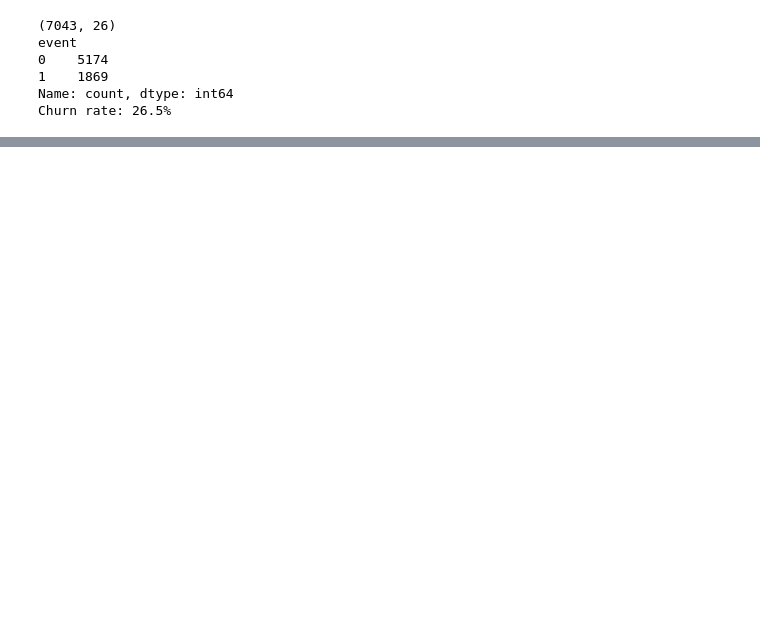
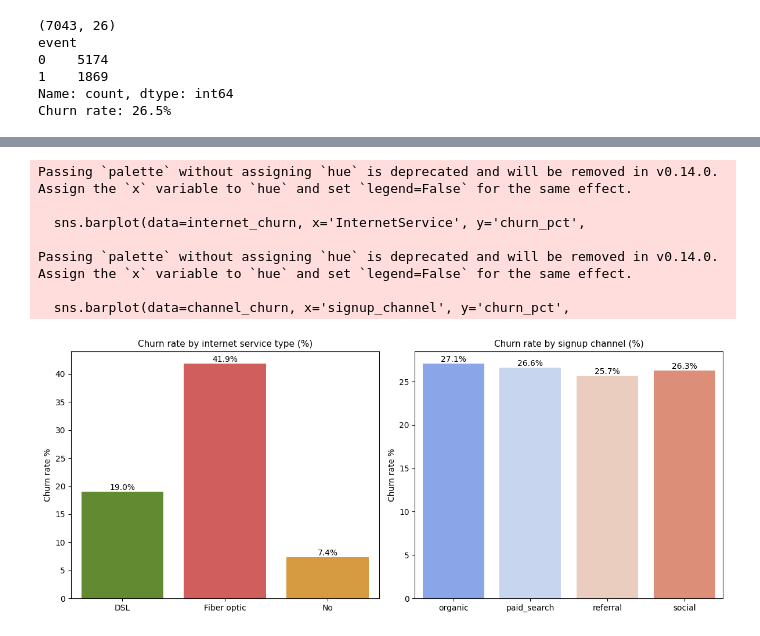
Before and after one commit to ps-priyankit/SaaS-churn-deep-dive-with-survival-analysis, a Jupyter notebook: notebooks/02_eda.ipynb, the cells around one changed output, grey strips where cells are left out. Drawn from its saved outputs; the diff is of its cells as text; code cells hidden in the pictures; blank space fills up the shorter version.

```diff
--- a/notebooks/02_eda.ipynb
+++ b/notebooks/02_eda.ipynb
@@ -61,0 +85,43 @@ Passing `palette` without assigning `hue` is deprecated and will be removed in v
+# %%
+fig, axes = plt.subplots(1, 2, figsize=(12, 5))
+
+# Chart 1 — Churn rate by internet service
+internet_churn = df.groupby('InternetService')['event'].mean().reset_index()
+internet_churn['churn_pct'] = (internet_churn['event'] * 100).round(1)
+
+sns.barplot(data=internet_churn, x='InternetService', y='churn_pct',
+            ax=axes[0], palette=['#639922','#E24B4A','#EF9F27'])
+axes[0].set_title('Churn rate by internet service type (%)', fontsize=11)
+axes[0].set_xlabel('')
+axes[0].set_ylabel('Churn rate %')
+for p in axes[0].patches:
+    axes[0].annotate(f"{p.get_height():.1f}%",
+        (p.get_x() + p.get_width()/2, p.get_height()),
+        ha='center', va='bottom', fontsize=10)
+
+# Chart 2 — Churn rate by signup channel
+channel_churn = df.groupby('signup_channel')['event'].mean().reset_index()
+channel_churn['churn_pct'] = (channel_churn['event'] * 100).round(1)
+
+sns.barplot(data=channel_churn, x='signup_channel', y='churn_pct',
+            ax=axes[1], palette='coolwarm')
+axes[1].set_title('Churn rate by signup channel (%)', fontsize=11)
+axes[1].set_xlabel('')
+axes[1].set_ylabel('Churn rate %')
+for p in axes[1].patches:
+    axes[1].annotate(f"{p.get_height():.1f}%",
+        (p.get_x() + p.get_width()/2, p.get_height()),
+        ha='center', va='bottom', fontsize=10)
+
+plt.tight_layout()
+plt.savefig('../outputs/charts/churn_by_service_channel.png', dpi=150, bbox_inches='tight')
+plt.show()
+# %% [output]
+Passing `palette` without assigning `hue` is deprecated and will be removed in v0.14.0. Assign the `x` variable to `hue` and set `legend=False` for the same effect.
+
+  sns.barplot(data=internet_churn, x='InternetService', y='churn_pct',
+
+Passing `palette` without assigning `hue` is deprecated and will be removed in v0.14.0. Assign the `x` variable to `hue` and set `legend=False` for the same effect.
+
+  sns.barplot(data=channel_churn, x='signup_channel', y='churn_pct',
+[figure, added]
```
Also changed, not shown: parts of 5 cells of this notebook, 11 other files.
